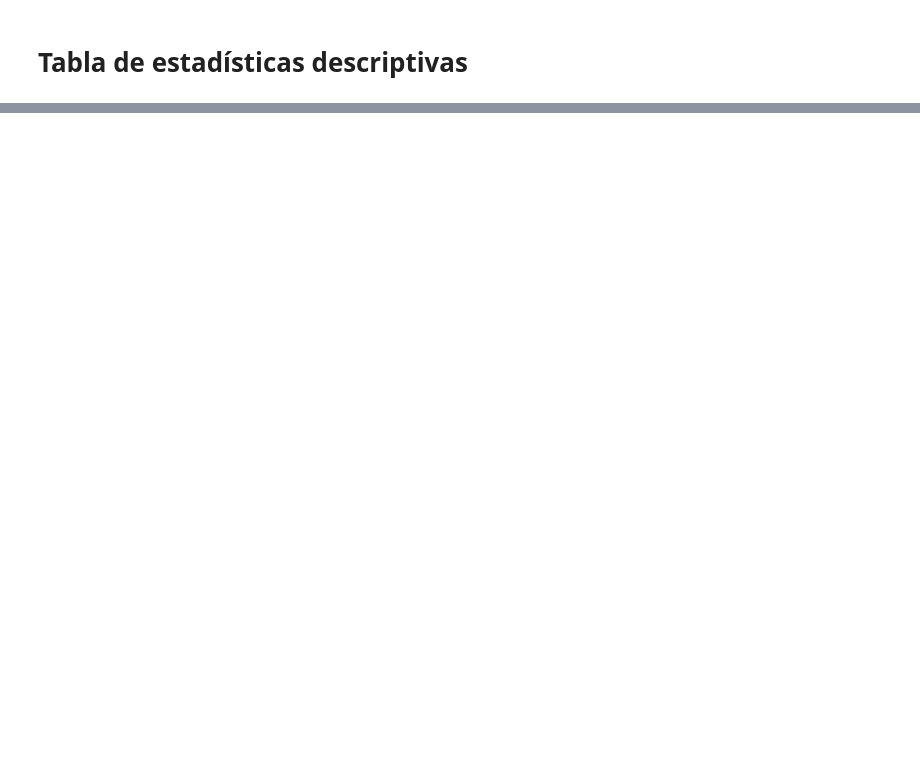
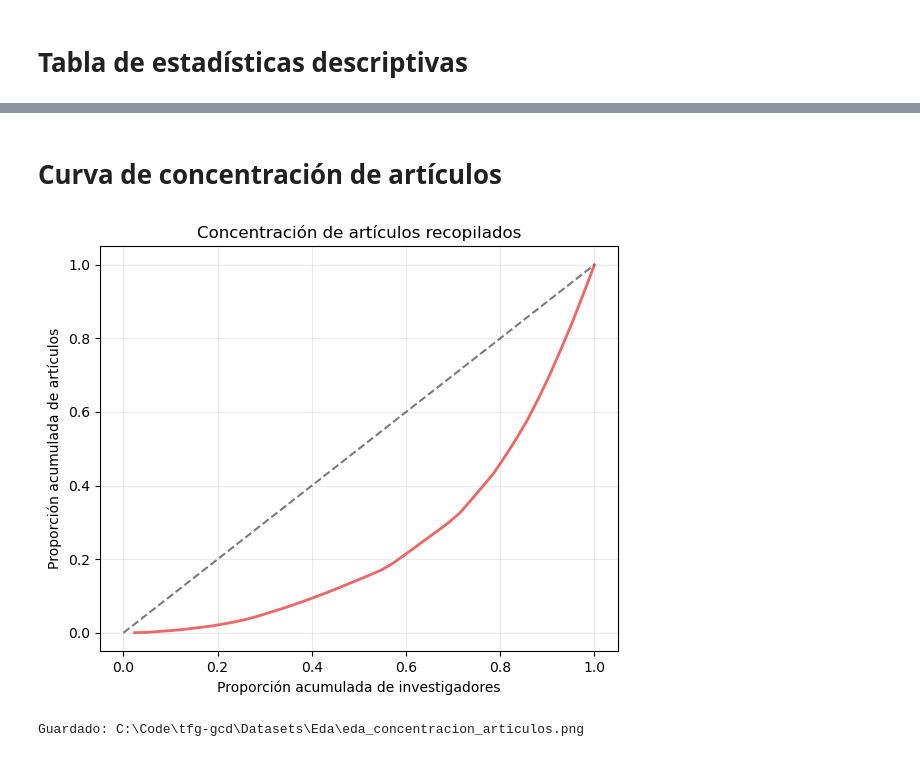
Before and after one commit to jarm32/tfg-gcd, a Jupyter notebook: Used-code/20260516 Análisis exploratorio de la BD.ipynb, the cells around one changed output, grey strips where cells are left out. Saved outputs shown, nothing was run; the diff lists cells and outputs as text; code cells hidden in the pictures; blank space fills up the shorter version.

```diff
--- a/Used-code/20260516 Análisis exploratorio de la BD.ipynb
+++ b/Used-code/20260516 Análisis exploratorio de la BD.ipynb
@@ -784,0 +823,25 @@ Guardado: D:\Code\tfg-gcd\Datasets\Eda\eda_tabla_estadisticas.csv
+# %% [markdown]
+# Curva de concentración de artículos
+# %%
+# --- Curva de concentración de artículos ---
+
+articulos_sorted = np.sort(articulos_por_inv["num_articulos"].values)
+
+cum_articulos = np.cumsum(articulos_sorted)
+cum_articulos = cum_articulos / cum_articulos[-1]
+
+cum_investigadores = np.arange(1, len(articulos_sorted) + 1) / len(articulos_sorted)
+
+plt.figure(figsize=(6, 5))
+plt.plot(cum_investigadores, cum_articulos, color="#EE6666", linewidth=2)
+plt.plot([0, 1], [0, 1], linestyle="--", color="#444444", alpha=0.7)
+
+plt.xlabel("Proporción acumulada de investigadores")
+plt.ylabel("Proporción acumulada de artículos")
+plt.title("Concentración de artículos recopilados")
+plt.grid(alpha=0.25)
+
+save_fig("eda_concentracion_articulos.png")
+# %% [output]
+[figure, added]
+Guardado: C:\Code\tfg-gcd\Datasets\Eda\eda_concentracion_articulos.png
```
Also changed, not shown: parts of 21 cells of this notebook, 15 other files.
